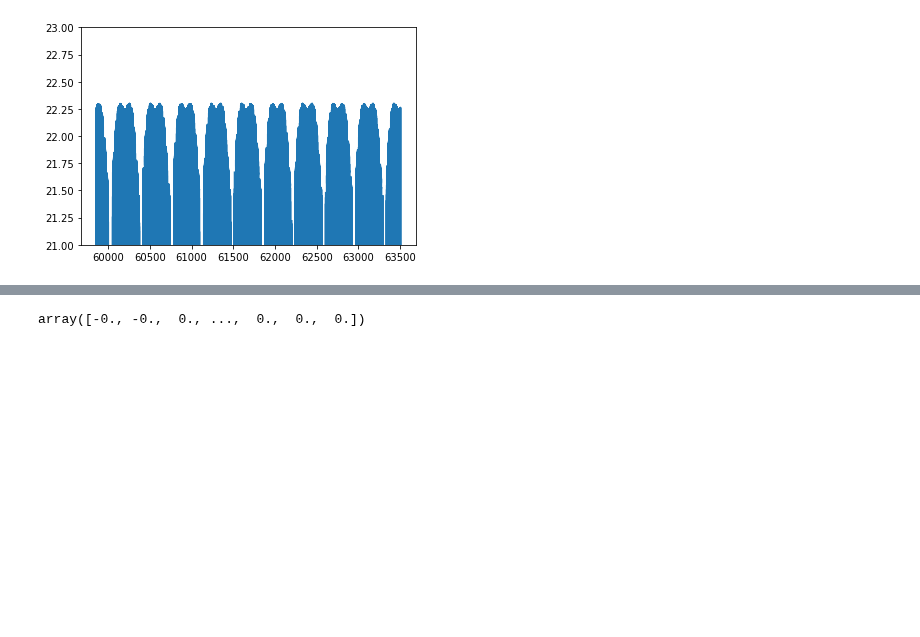
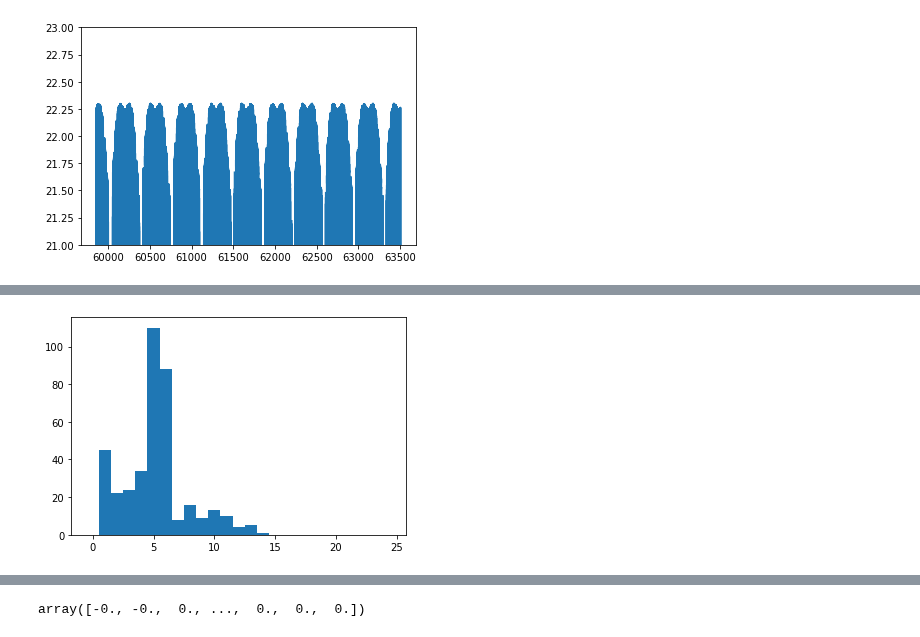
Before and after one commit to yoachim/21_Scratch, a Jupyter notebook: ddf_grid/single_ddf.ipynb, the cells around one changed output, grey strips where cells are left out. Saved outputs shown, nothing was run; the diff lists cells and outputs as text; code cells hidden in the pictures; blank space fills up the shorter version.

```diff
--- a/ddf_grid/single_ddf.ipynb
+++ b/ddf_grid/single_ddf.ipynb
@@ -227,3 +280,7 @@ ack = plt.hist(np.diff(ddf_grid['mjd'][sched]), bins=150)
+# %%
+ack = plt.hist(np.diff(ddf_grid['mjd'][sched]), bins=np.arange(-0.5,25.5, 1))
+# %% [output]
+[figure, added]
 # %%
 np.median(np.diff(ddf_grid['mjd'][sched]))
 # %% [output]
```
Also changed, not shown: parts of 19 cells of this notebook.
